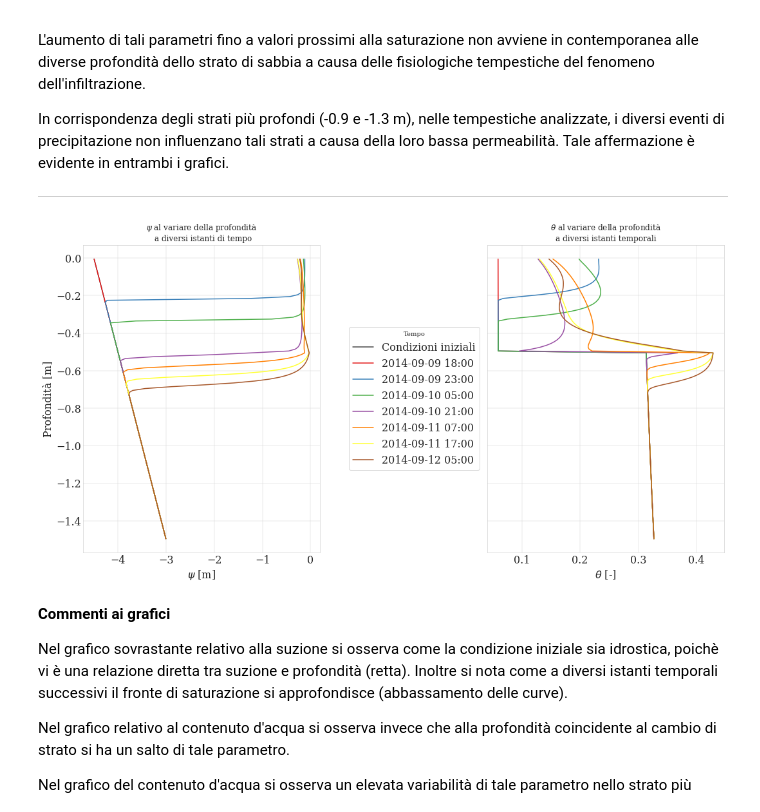
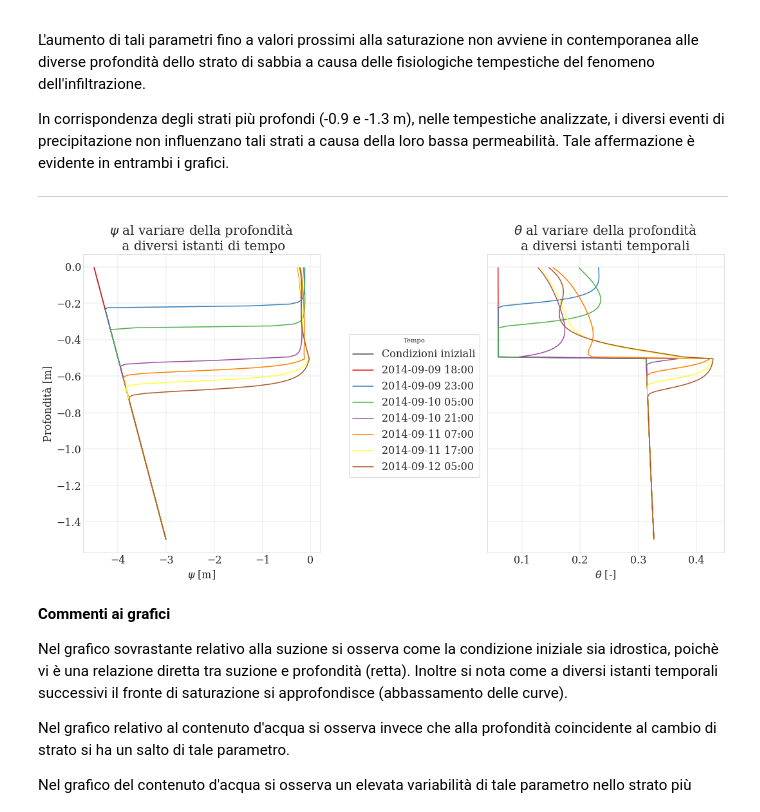
Before and after one commit to Mottino00/Esame-idrologia, a Jupyter notebook: 3.3 Precipitazione giornaliera.ipynb, the cells around one changed output. Cells and saved outputs as stored; diff of their text form; code cells hidden in the pictures.

```diff
--- a/3.3 Precipitazione giornaliera.ipynb
+++ b/3.3 Precipitazione giornaliera.ipynb
@@ -120,7 +120,7 @@ nice_fonts = {
         "text.usetex": False,
         "font.family": "serif",
         "axes.labelsize": 16,
-        "font.size": 19,
+        "font.size": 17,
         "legend.fontsize": 16,
         "xtick.labelsize": 16,
         "ytick.labelsize": 16,
@@ -276,36 +276,36 @@ In corrispondenza degli strati più profondi (-0.9 e -1.3 m), nelle tempestiche
 fig, (ax1, ax2) = plt.subplots(1, 2, sharey='row', figsize=(15, 13/1.618))
 
 ds3.psiIC.plot(ax=ax1, y='depth', label='Condizioni iniziali', color='0.3')
 ds3.psi.sel(time='2014-09-09 18:00').plot(ax=ax1, y='depth', label='2014-09-09 18:00', color=colors[0])
 ds3.psi.sel(time='2014-09-09 23:00').plot(ax=ax1, y='depth', label='2014-09-09 23:00', color=colors[1])
 ds3.psi.sel(time='2014-09-10 05:00').plot(ax=ax1, y='depth', label='2014-09-10 05:00', color=colors[2])
 ds3.psi.sel(time='2014-09-10 21:00').plot(ax=ax1, y='depth', label='2014-09-10 21:00', color=colors[3])
 ds3.psi.sel(time='2014-09-11 07:00').plot(ax=ax1, y='depth', label='2014-09-11 07:00', color=colors[4])
 ds3.psi.sel(time='2014-09-11 17:00').plot(ax=ax1, y='depth', label='2014-09-11 17:00', color=colors[5])
 ds3.psi.sel(time='2014-09-12 05:00').plot(ax=ax1, y='depth', label='2014-09-12 05:00', color=colors[6])
 
-ax1.set_title('$\psi$ al variare della profondità \n a diversi istanti di tempo')
+ax1.set_title('$\psi$ al variare della profondità \n a diversi istanti di tempo', size=20)
 ax1.set_ylabel('Profondità [m]')
 ax1.set_xlabel('$\psi$ [m]')
 
 plt.plot(np.nan, np.nan, label='Condizioni iniali', color='0.3')
 ds3.theta.sel(time='2014-09-09 18:00').plot(ax=ax2, y='depth', label='2014-09-09 18:00', color=colors[0])
 ds3.theta.sel(time='2014-09-09 23:00').plot(ax=ax2, y='depth', label='2014-09-09 23:00', color=colors[1])
 ds3.theta.sel(time='2014-09-10 05:00').plot(ax=ax2, y='depth', label='2014-09-10 05:00', color=colors[2])
 ds3.theta.sel(time='2014-09-10 21:00').plot(ax=ax2, y='depth', label='2014-09-10 21:00', color=colors[3])
 ds3.theta.sel(time='2014-09-11 07:00').plot(ax=ax2, y='depth', label='2014-09-11 07:00', color=colors[4])
 ds3.theta.sel(time='2014-09-11 17:00').plot(ax=ax2, y='depth', label='2014-09-11 17:00', color=colors[5])
 ds3.theta.sel(time='2014-09-12 05:00').plot(ax=ax2, y='depth', label='2014-09-12 05:00', color=colors[6])
 
-ax2.set_title('$\\theta$ al variare della profondità \na diversi istanti temporali')
+ax2.set_title('$\\theta$ al variare della profondità \na diversi istanti temporali', size=20)
 ax2.set_ylabel('')
 ax2.set_xlabel('$\\theta$ [-]')
 ax1.legend(bbox_to_anchor=(1.1,0.75), ncol=1, title='Tempo')
 
 plt.tight_layout()
 plt.show()
 # %% [output]
-[figure, old version]
+[figure, new version]
 # %% [markdown]
 **Commenti ai grafici**
 
```
Also changed, not shown: parts of 4 cells of this notebook.
